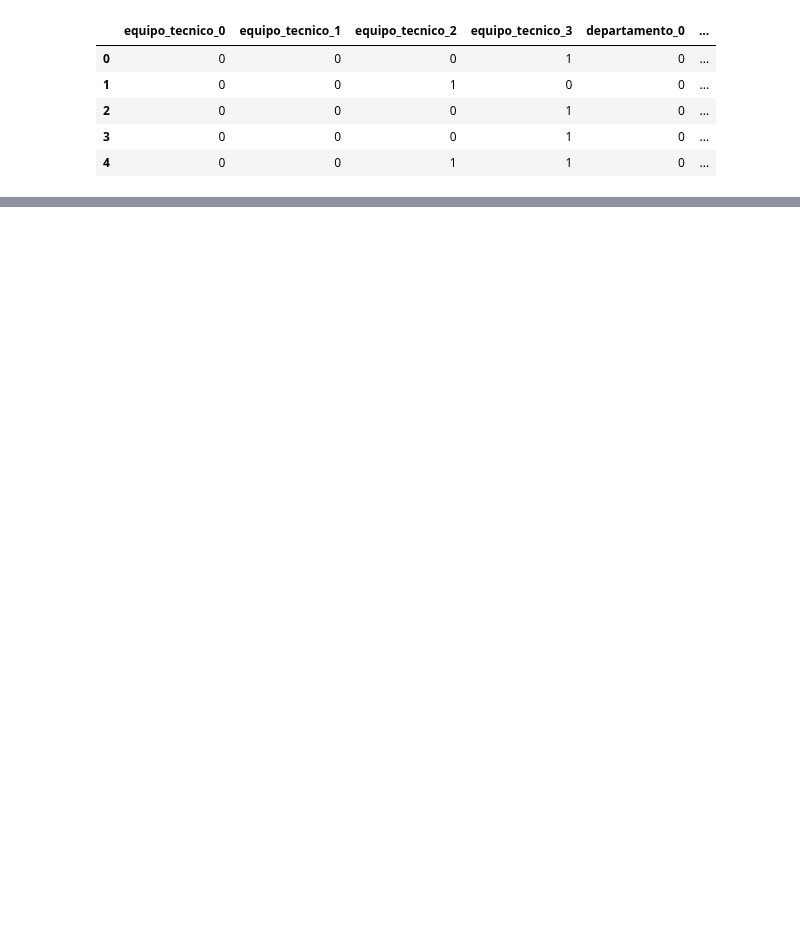
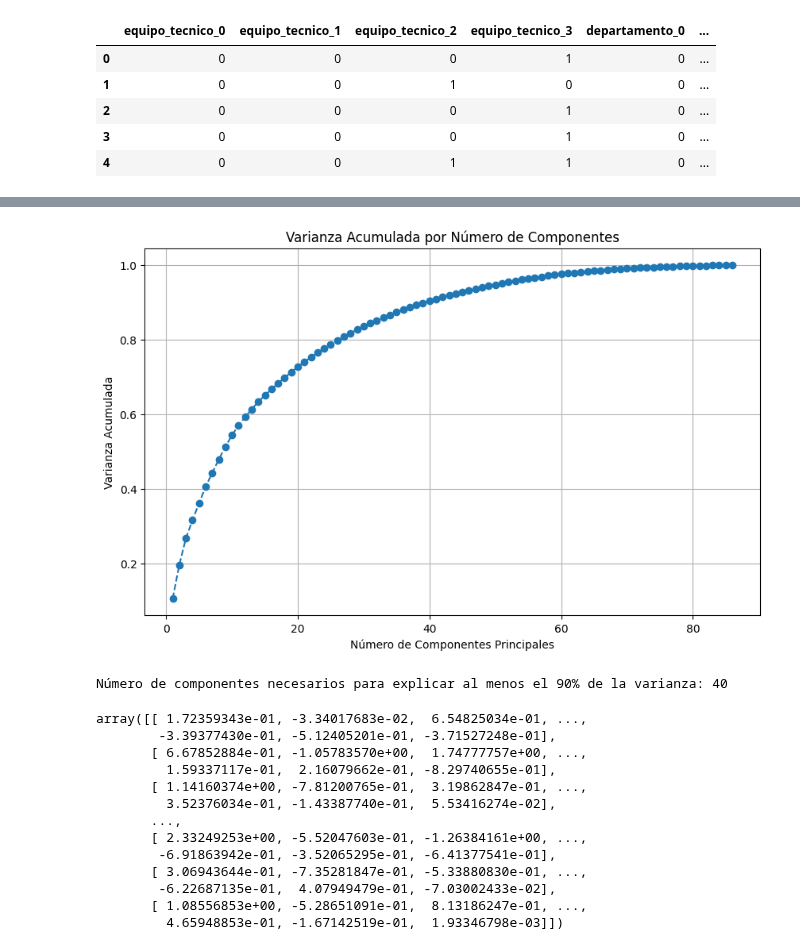
Before and after one commit to sosarodrigox/coderhouse_emprendedores_it, a Jupyter notebook: MachineLearning_SosaRodrigo.ipynb, the cells around one changed output, grey strips where cells are left out. Drawn from its saved outputs; the diff is of its cells as text; code cells hidden in the pictures; blank space fills up the shorter version.

```diff
--- a/MachineLearning_SosaRodrigo.ipynb
+++ b/MachineLearning_SosaRodrigo.ipynb
@@ -768,0 +933,50 @@ memory usage: 829.5 KB
+# %%
+# Primero hago una copia del dataframe para evitar cambios accidentales:
+df_pca = df_clustering.copy()
+
+# Aplicamos PCA al dataset
+pca = PCA()
+X_pca = pca.fit_transform(df_pca)
+
+# Calculamos la varianza acumulada
+varianza_acumulada = np.cumsum(pca.explained_variance_ratio_)
+
+# Graficamos la varianza acumulada
+plt.figure(figsize=(10, 6))
+plt.plot(
+    range(1, len(varianza_acumulada) + 1),
+    varianza_acumulada,
+    marker="o",
+    linestyle="--",
+)
+plt.xlabel("Número de Componentes Principales")
+plt.ylabel("Varianza Acumulada")
+plt.title("Varianza Acumulada por Número de Componentes")
+plt.grid(True)
+plt.show()
+
+# Determinamos el número de componentes para explicar el 90% de la varianza
+num_componentes = np.argmax(varianza_acumulada >= 0.90) + 1
+print(
+    f"Número de componentes necesarios para explicar al menos el 90% de la varianza: {num_componentes}"
+)
+
+# Aplicamos PCA con el número óptimo de componentes
+pca_optimo = PCA(n_components=num_componentes)
+df_pca_optimo = pca_optimo.fit_transform(df_pca)
+# %% [output]
+[figure, added]
+Número de componentes necesarios para explicar al menos el 90% de la varianza: 40
+array([[ 1.72359343e-01, -3.34017683e-02,  6.54825034e-01, ...,
+        -3.39377430e-01, -5.12405201e-01, -3.71527248e-01],
+       [ 6.67852884e-01, -1.05783570e+00,  1.74777757e+00, ...,
+         1.59337117e-01,  2.16079662e-01, -8.29740655e-01],
+       [ 1.14160374e+00, -7.81200765e-01,  3.19862847e-01, ...,
+         3.52376034e-01, -1.43387740e-01,  5.53416274e-02],
+       ...,
+       [ 2.33249253e+00, -5.52047603e-01, -1.26384161e+00, ...,
+        -6.91863942e-01, -3.52065295e-01, -6.41377541e-01],
+       [ 3.06943644e-01, -7.35281847e-01, -5.33880830e-01, ...,
+        -6.22687135e-01,  4.07949479e-01, -7.03002433e-02],
+       [ 1.08556853e+00, -5.28651091e-01,  8.13186247e-01, ...,
+         4.65948853e-01, -1.67142519e-01,  1.93346798e-03]])
```
Also changed, not shown: parts of 17 cells of this notebook, 5 other files.
